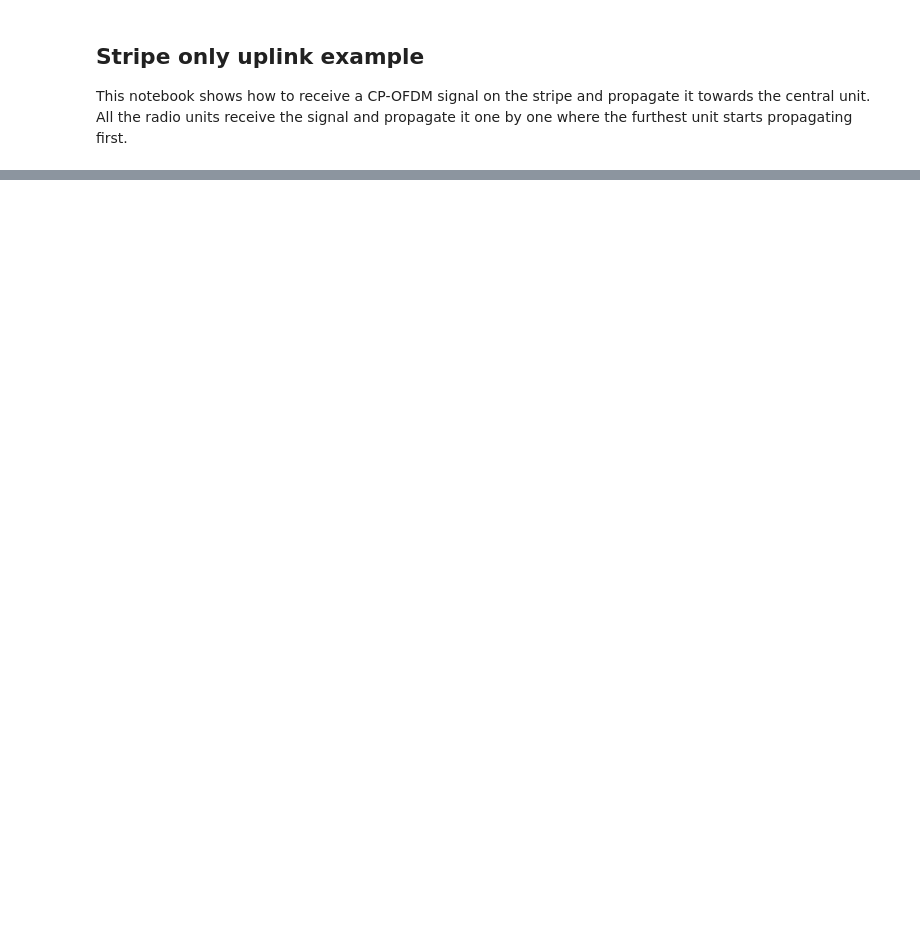
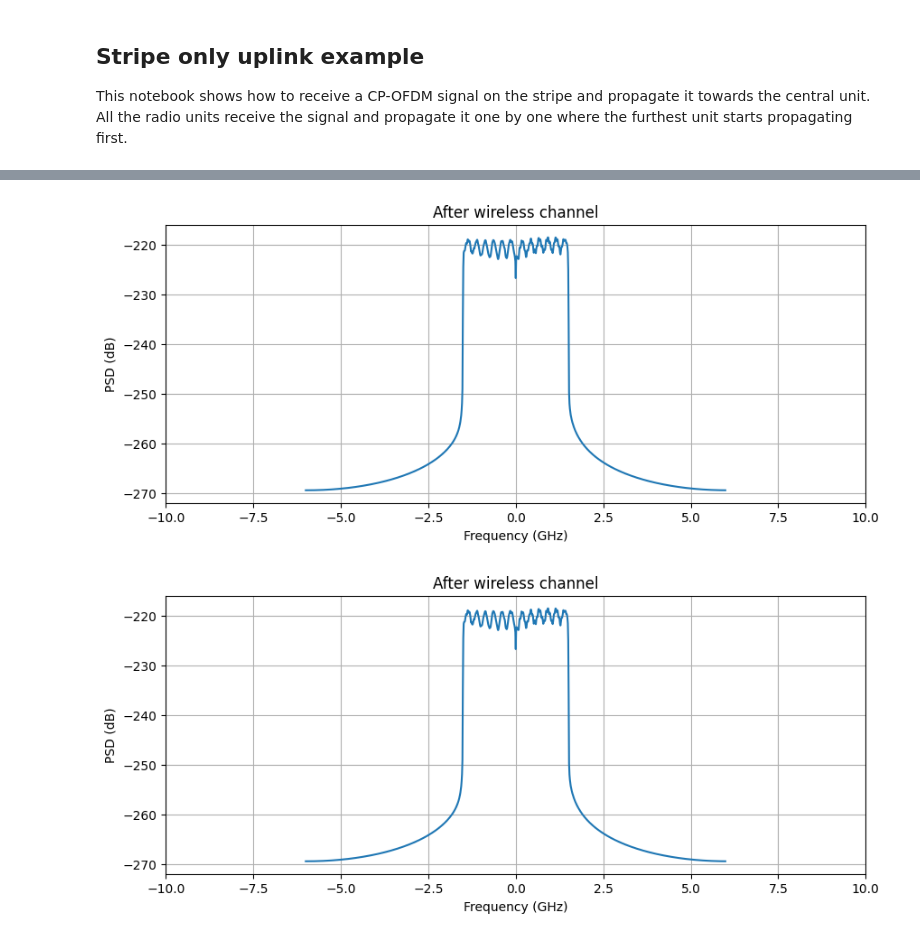
Before and after one commit to 6GTandem/6GTandem-simulator, a Jupyter notebook: examples/stripe_ul/example.ipynb, the cells around one changed output, grey strips where cells are left out. Cells and saved outputs as stored; diff of their text form; code cells hidden in the pictures; blank space fills up the shorter version.

```diff
--- a/examples/stripe_ul/example.ipynb
+++ b/examples/stripe_ul/example.ipynb
@@ -55,0 +74,7 @@ iq_out, imdata = rs.receive()
+# %%
+channel = Channel.from_sionna(ue_pos, "office1_measured")
+iq_data_rus = channel.transmit_ul(iq_data_tx, wf)
+wf.plot_psd(iq_data_rus[0][0][0], title="After wireless channel")
+# %% [output]
+[figure, added]
+[figure, added]
```
Also changed, not shown: parts of 12 cells of this notebook, 5 other files.
